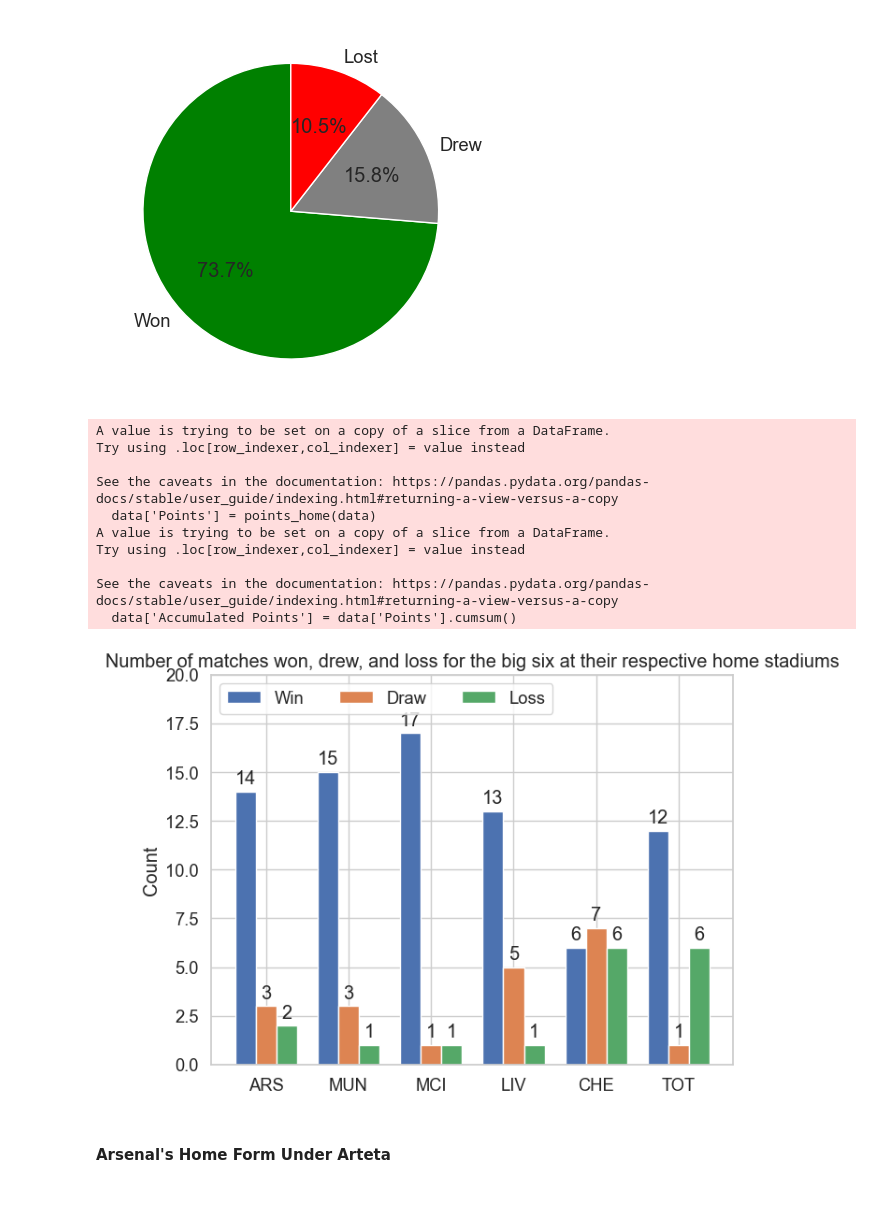
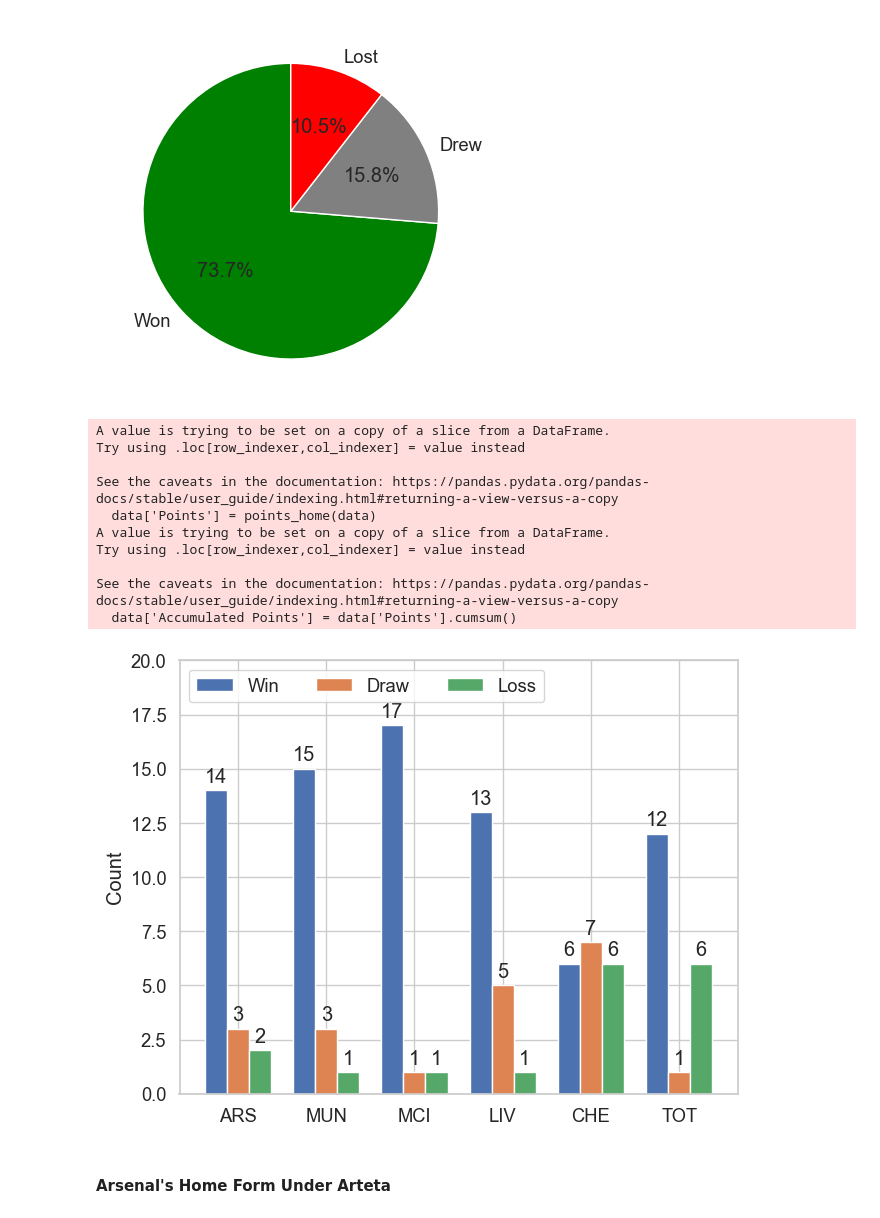
Before and after one commit to Kepler56/sports-blogs, a Jupyter notebook: arsenal-22_23.ipynb, the cells around one changed output. Drawn from its saved outputs; the diff is of its cells as text; code cells hidden in the pictures.

Commit message:
small modifications on some graphs

```diff
--- a/arsenal-22_23.ipynb
+++ b/arsenal-22_23.ipynb
@@ -627,35 +627,34 @@ team_points = {
 x = np.arange(len(teams))  # the label locations
 width = 0.25  # the width of the bars
 multiplier = 0
 
 fig, ax = plt.subplots(layout='constrained')
 
 for attribute, measurement in team_points.items():
     offset = width * multiplier
     rects = ax.bar(x + offset, measurement, width, label=attribute)
     ax.bar_label(rects, padding=3)
     multiplier += 1
 
 # Add some text for labels, title and custom x-axis tick labels, etc.
 ax.set_ylabel('Count')
-ax.set_title('Number of matches won, drew, and loss for the big six at their respective home stadiums')
 ax.set_xticks(x + width, teams)
 ax.legend(loc='upper left', ncols=3)
 ax.set_ylim(0, 20)
 
 plt.show()
 # %% [output]
 A value is trying to be set on a copy of a slice from a DataFrame.
 Try using .loc[row_indexer,col_indexer] = value instead
 
 See the caveats in the documentation: https://pandas.pydata.org/pandas-docs/stable/user_guide/indexing.html#returning-a-view-versus-a-copy
   data['Points'] = points_home(data)
 A value is trying to be set on a copy of a slice from a DataFrame.
 Try using .loc[row_indexer,col_indexer] = value instead
 
 See the caveats in the documentation: https://pandas.pydata.org/pandas-docs/stable/user_guide/indexing.html#returning-a-view-versus-a-copy
   data['Accumulated Points'] = data['Points'].cumsum()
-[figure, old version]
+[figure, new version]
 # %% [markdown]
 #### Arsenal's Home Form Under Arteta
 # %% [markdown]
```
Also changed, not shown: parts of 1 cell of this notebook.
